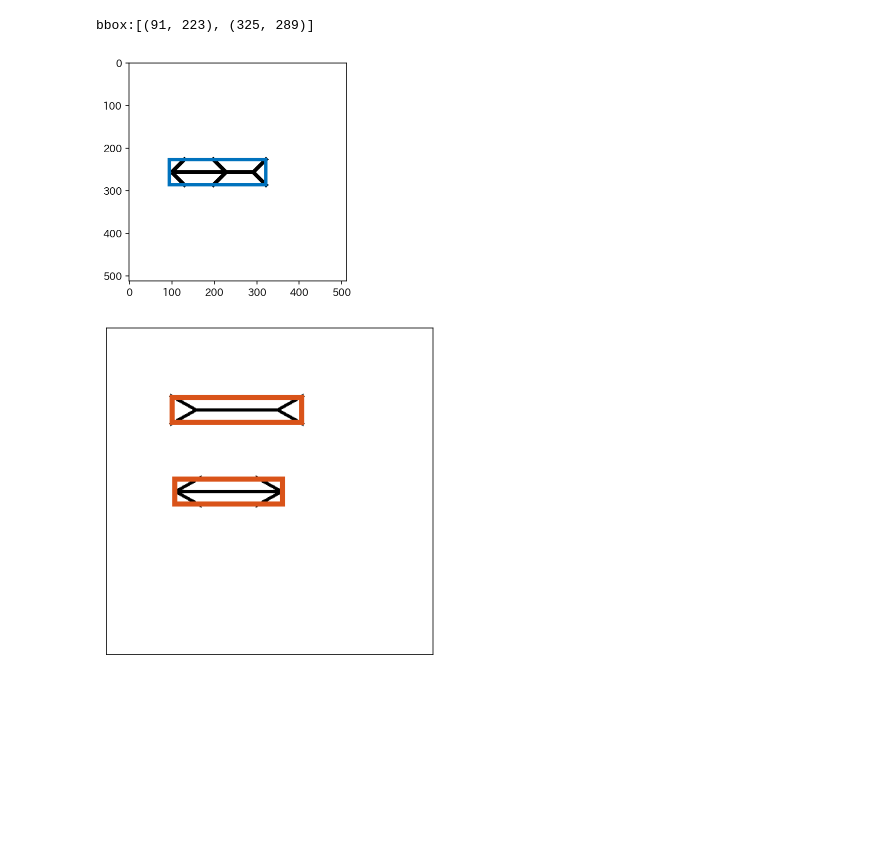
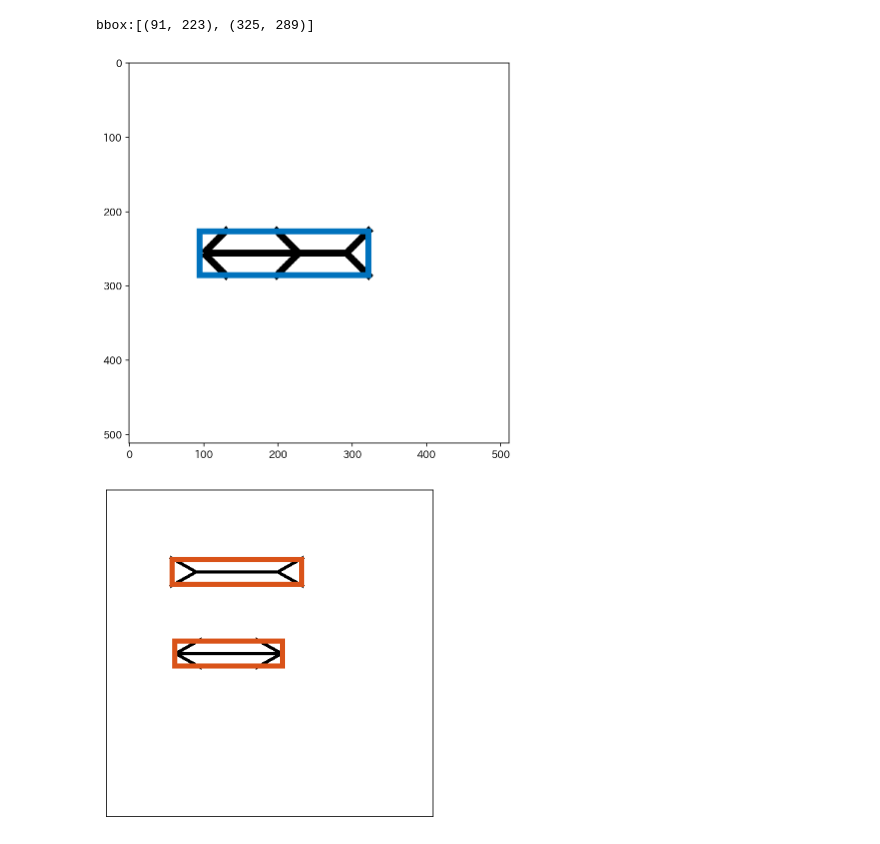
Before and after one commit to komazawa-deep-learning/komazawa-deep-learning.github.io, a Jupyter notebook: 2022notebooks/2022_0616muller_lyer_demo.ipynb, the cells around one changed output. Saved outputs shown, nothing was run; the diff lists cells and outputs as text; code cells hidden in the pictures; blank space fills up the shorter version.

```diff
--- a/2022notebooks/2022_0616muller_lyer_demo.ipynb
+++ b/2022notebooks/2022_0616muller_lyer_demo.ipynb
@@ -1,18 +1,36 @@
 # %%
-!pwd
+%config InlineBackend.figure_format = 'retina'
 import IPython
 isColab = 'google.colab' in str(IPython.get_ipython())
-if isColab:
-    !pip install japanize_matplotlib
 
+from termcolor import colored
+import platform
+HOSTNAME = platform.node().split('.')[0]
+
+import os
+HOME = os.environ['HOME']
+
+try:
+    import ipynbname
+except ImportError:
+    !pip install ipynbname > /dev/null
 import ipynbname
-notebook_fname = ipynbname.name()
-notebook_path = ipynbname.path()
-print(f'このコードを実行しているファイル名:{notebook_fname}\n',
-      f'パス名:{notebook_path}')
+FILEPATH = str(ipynbname.path()).replace(HOME+'/','')
 
-#print(plt.rcParams)
-# print(plt.rcParams.get('figure.figsize'))
-# plt.rcParams['figure.figsize'] = [8,8]
-# print(plt.rcParams.get('figure.figsize'))
+import pwd
+USER=pwd.getpwuid(os.geteuid())[0]
+
+from datetime import date
+TODAY=date.today()
+
+import torch
+TORCH_VERSION = torch.__version__
+
+color = 'green'
+print('日付:',colored(f'{TODAY}', color=color, attrs=['bold']))
+print('HOSTNAME:',colored(f'{HOSTNAME}', color=color, attrs=['bold']))
+print('ユーザ名:',colored(f'{USER}', color=color, attrs=['bold']))
+print('HOME:',colored(f'{HOME}', color=color,attrs=['bold']))
+print('ファイル名:',colored(f'{FILEPATH}', color=color, attrs=['bold']))
+print('torch.__version__:',colored(f'{TORCH_VERSION}', color=color, attrs=['bold']))
 # %% [output]
@@ -231,26 +246,28 @@ def draw_dual_muller_lyers(draw:PIL.ImageDraw.ImageDraw=None,
 # %%
 img, draw = make_a_canvas()
 rad = np.pi / 4
 draw, bboxes = draw_dual_muller_lyers(draw=draw,
                                       theta=rad,
                                       x_offset=128,
                                       x0=100, y0=256,
                                       fin_length=48,
-                                      _width=9, _length=128,
+                                      _width=9,
+                                      _length=128,
                                       _len_p = 0.5,
                                       #_width=5, _length=128,
                                       verbose=False)
 
 for bbox in bboxes:
     print(f'bbox:{bbox}')
     draw.rectangle(bbox, outline=int_COLORS[0], width=8)
     #draw.rectangle(bbox, outline=(0,255,0), width=8)
 
+plt.figure(figsize=(7,7))
 plt.imshow(img)
 plt.show()
 # %% [output]
 bbox:[(91, 223), (325, 289)]
-[figure, old version]
+[figure, new version]
 # %%
 for deg in [150, 120]:
     plt.figure(figsize=(6,6))
```
Also changed, not shown: parts of 4 cells of this notebook, 6 other files.
